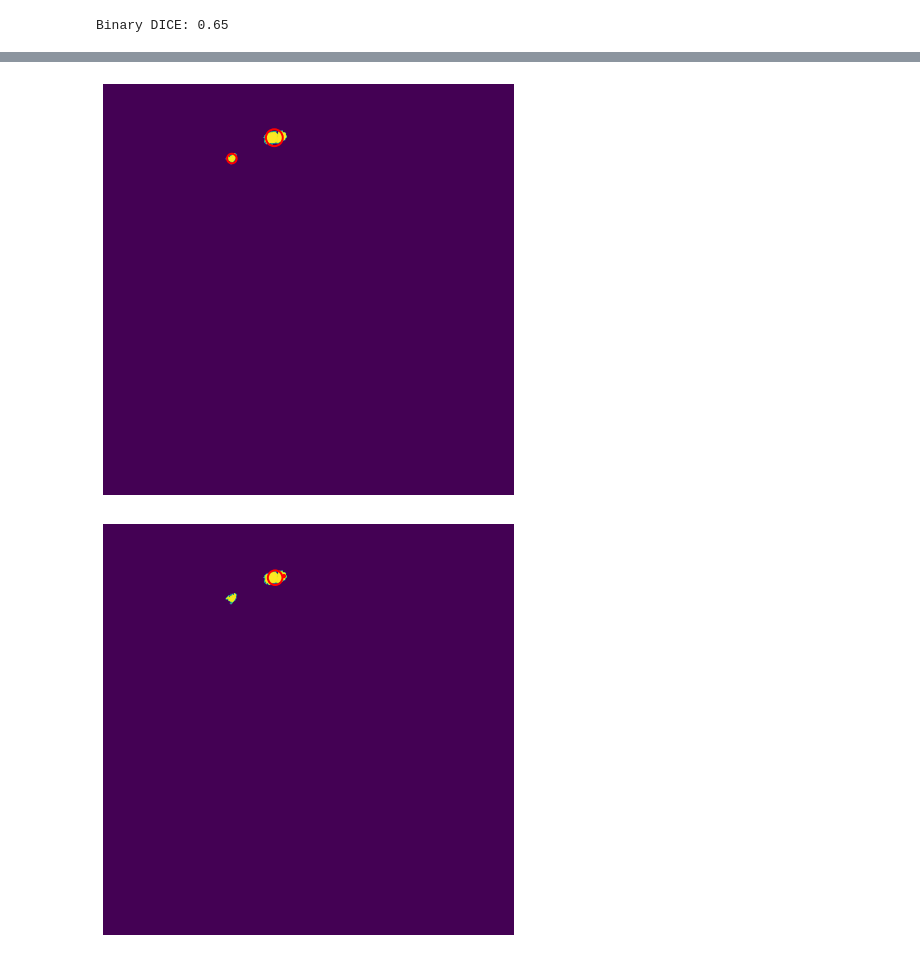
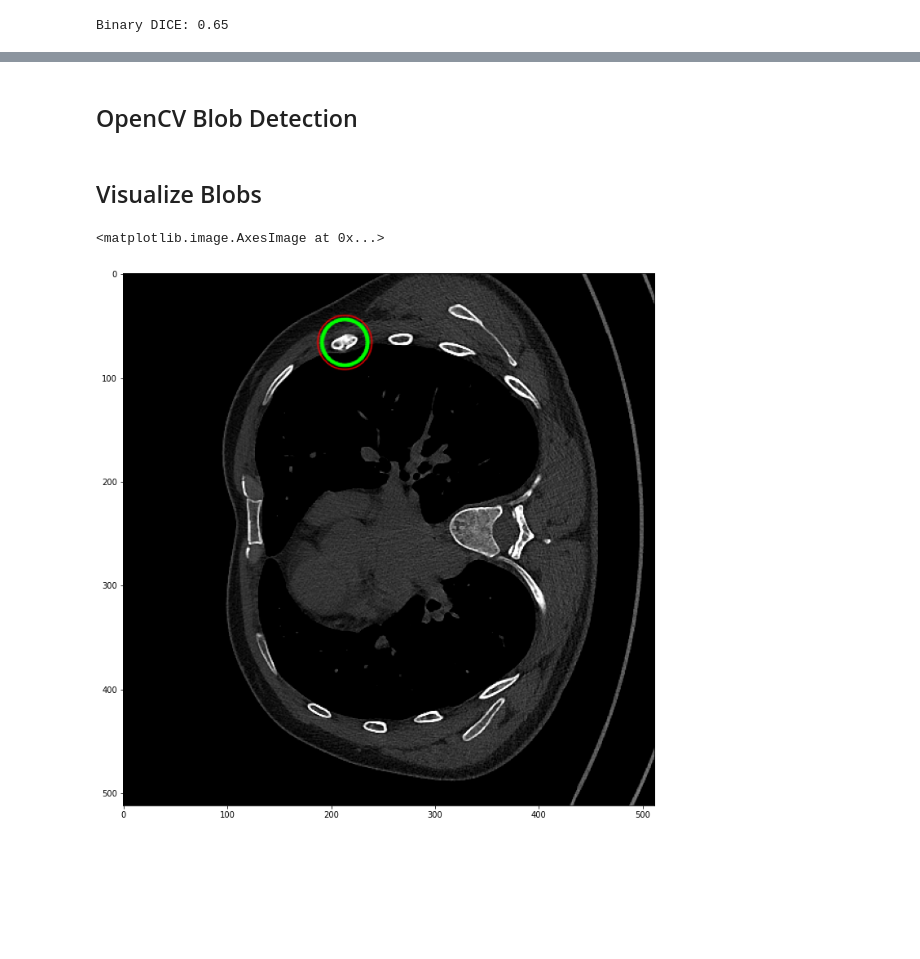
Before and after one commit to snme/fasterrib, a Jupyter notebook: data_exploration/eval.ipynb, the cells around one changed output, grey strips where cells are left out. Cells and saved outputs as stored; diff of their text form; code cells hidden in the pictures; blank space fills up the shorter version.

```diff
--- a/data_exploration/eval.ipynb
+++ b/data_exploration/eval.ipynb
@@ -26,4 +18,4 @@ from skimage.feature import blob_dog, blob_log, blob_doh
 # %%
-device = "cuda" if torch.cuda.is_available() else "cpu"
+device = "cpu"  # "cuda" if torch.cuda.is_available() else "cpu"
 print(f"Using {device} device")
 # %% [output]
@@ -51,7 +43,7 @@ def get_val_loader(batch_size=1):
     val_data = ConcatDataset([val_pos, val_neg])
     # val_data = Subset(val_data, torch.randperm(len(val_data)))
     val_loader = DataLoader(
-        val_data, batch_size=batch_size, persistent_workers=True, num_workers=24
+        val_data, batch_size=batch_size, persistent_workers=True, num_workers=1
     )
     return val_data, val_loader
 # %%
@@ -216,30 +119,2 @@ print(label_blobs)
-# %%
-fig, ax = plt.subplots(figsize=(10, 6))
-ax.imshow(binary_probs)
-
-for blob in bin_prob_blobs:
-    y, x, r = blob
-    r = r * np.sqrt(2)
-    c = plt.Circle((x, y), r, color='red', linewidth=2, fill=False)
-    ax.add_patch(c)
-
-ax.set_axis_off()
-plt.tight_layout()
-plt.show()
-# %% [output]
-[figure, removed]
-# %%
-fig, ax = plt.subplots(figsize=(10, 6))
-ax.imshow(binary_probs)
-
-for blob in label_blobs:
-    y, x, r = blob
-    r = r * np.sqrt(2)
-    c = plt.Circle((x, y), r, color='red', linewidth=2, fill=False)
-    ax.add_patch(c)
-
-ax.set_axis_off()
-plt.tight_layout()
-plt.show()
-# %% [output]
-[figure, removed]
+# %% [markdown]
+## OpenCV Blob Detection
@@ -245,0 +151,33 @@ plt.show()
+# %% [markdown]
+## Visualize Blobs
+# %%
+bin_prob_blobs = get_bin_prob_blobs(binary_probs)
+label_blobs = get_label_slice_blobs(label_0.numpy())
+gray_img_0 = cv2.normalize(
+    img_0[0].numpy(),
+    None,
+    alpha=0,
+    beta=255,
+    norm_type=cv2.NORM_MINMAX,
+    dtype=cv2.CV_8U,
+)
+
+vis_img = gray_img_0.copy()
+vis_img = cv2.cvtColor(vis_img, cv2.COLOR_GRAY2RGB)
+for blob in label_blobs:
+    x = int(blob.pt[0])
+    y = int(blob.pt[1])
+    r = int(blob.size)
+    cv2.circle(vis_img, (x, y), r, color=(0, 255, 0), thickness=2, lineType=cv2.LINE_AA)
+
+for blob in bin_prob_blobs:
+    x = int(blob.pt[0])
+    y = int(blob.pt[1])
+    r = int(blob.size)
+    cv2.circle(vis_img, (x, y), r, color=(255, 0, 0), thickness=1, lineType=cv2.LINE_AA)
+
+plt.figure(figsize=(12, 12))
+plt.imshow(vis_img)
+# %% [output]
+<matplotlib.image.AxesImage at 0x...>
+[figure, added]
```
Also changed, not shown: parts of 27 cells of this notebook, 3 other files.
